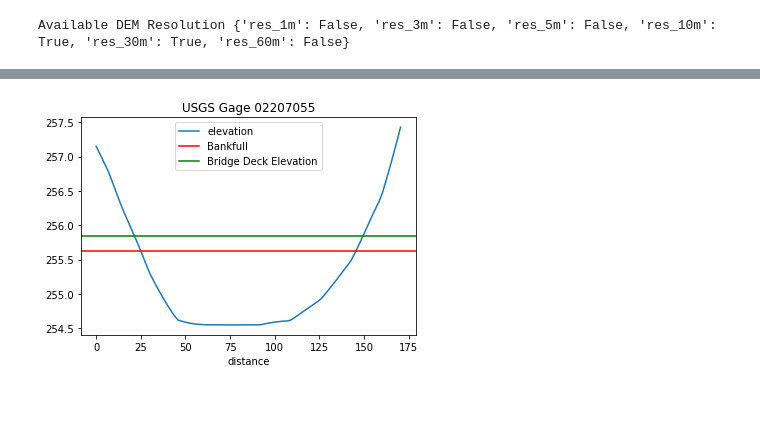
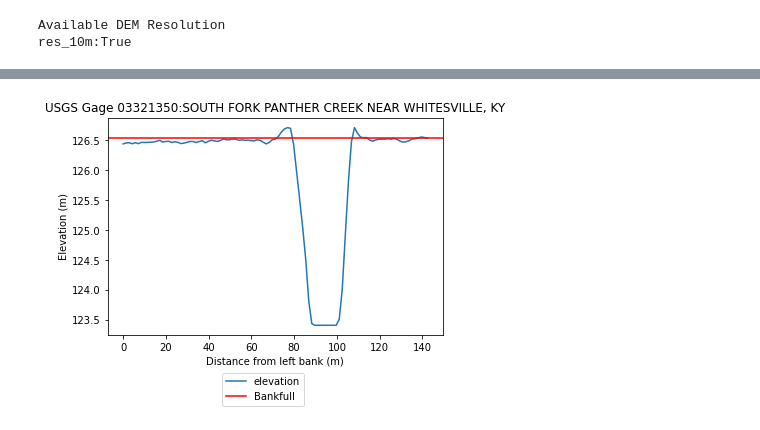
Before and after one commit to ACWI-SSWD/nldi_xstool_thresholds_test, a Jupyter notebook: notebooks/Threshold_XSTool_Demo.ipynb, the cells around one changed output, grey strips where cells are left out. Cells and saved outputs as stored; diff of their text form; code cells hidden in the pictures; blank space fills up the shorter version.

```diff
--- a/notebooks/Threshold_XSTool_Demo.ipynb
+++ b/notebooks/Threshold_XSTool_Demo.ipynb
@@ -78,21 +61,21 @@ threshold_gages ={'02335350': {'path': [(-84.265284, 33.964690), (-84.264037, 33
 # %%
 gage_datum_m = []
+gage_location = []
 gage_comid = []
 dem_res = []
 cross_sections = []
-for index, gage in enumerate(threshold_gages):
-
-    gage_datum_m.append(getGageDatum(gage, verbose=False))
-    gageloc = NLDI().getfeature_byid('nwissite', f'USGS-{gage}')
-    gage_comid.append(gageloc.comid.values.astype(int)[0])
-    x = gageloc.geometry.x[0]
-    y = gageloc.geometry.y[0]
-    print(gage, x, y, gage_comid[index], gage_datum_m[index])
-    path = threshold_gages[gage]['path']
-    cross_sections.append(getXSAtEndPts(threshold_gages[gage]['path'], 101, res=1.0))
+for index, (k,v) in enumerate(gage_path.items()):
+    gage_datum_m.append(getGageDatum(k, verbose=False))
+    gage_location.append(NLDI().getfeature_byid('nwissite', f'USGS-{k}'))
+    gage_comid.append(gage_location[index].comid.values.astype(int)[0])
+    x = gage_location[index].geometry.x[0]
+    y = gage_location[index].geometry.y[0]
+    print(k, x, y, gage_comid[index], gage_datum_m[index])
+    path = v['path']
+    cross_sections.append(getXSAtEndPts(path, 101, res=1.0))
     lnst = []
     for pt in path:
         lnst.append(Point(pt[0], pt[1]))
     bbox = LineString(lnst).envelope.bounds
-    dem_res.append(query_dems_shape(bbox))
+    dem_res.append(queryDEMsShape(bbox))
 # %% [output]
@@ -136,5 +151,18 @@ Available DEM Resolution {'res_1m': False, 'res_3m': False, 'res_5m': False, 're
 # %%
-index = 2
-plot_gage(index)
+index = 3
+plot_gage_xs(index=index,
+             gage_path=gage_path,
+             gage_thresholds=gage_thresholds,
+             cross_sections=cross_sections,
+             gage_datum=gage_datum_m,
+             dem_res=dem_res)
+
+m = plot_gage_location(index=index,
+                       gage_location=gage_location,
+                       gage_path=gage_path,
+                       gage_thresholds=gage_thresholds,
+                       cross_sections=cross_sections)
+m
 # %% [output]
-Available DEM Resolution {'res_1m': False, 'res_3m': False, 'res_5m': False, 'res_10m': True, 'res_30m': True, 'res_60m': False}
+Available DEM Resolution
+res_10m:True
@@ -141 +170 @@ Available DEM Resolution {'res_1m': False, 'res_3m': False, 'res_5m': False, 're
-[figure, old version]
+[figure, new version]
```
Also changed, not shown: parts of 16 cells of this notebook, 4 other files.
